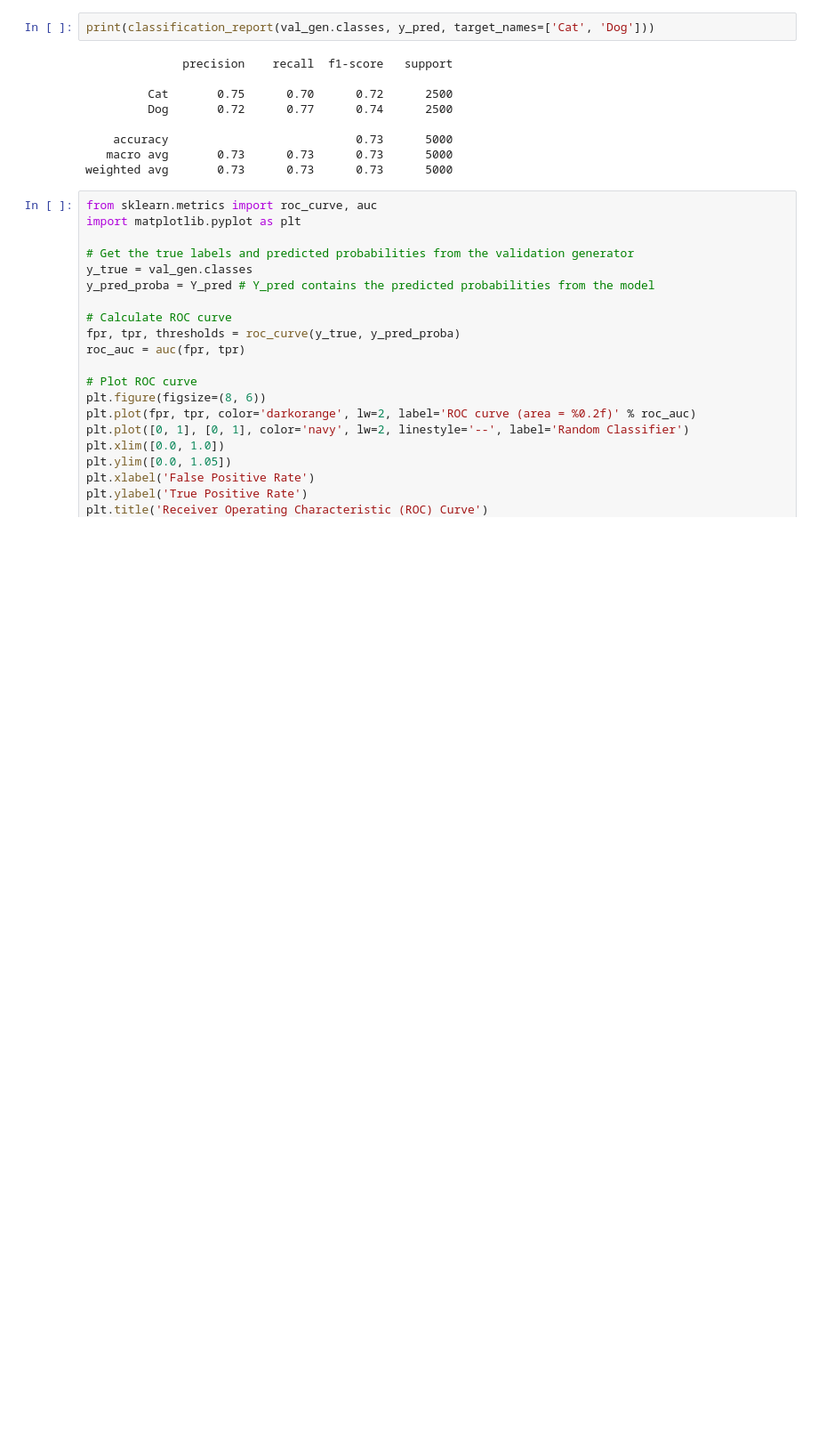
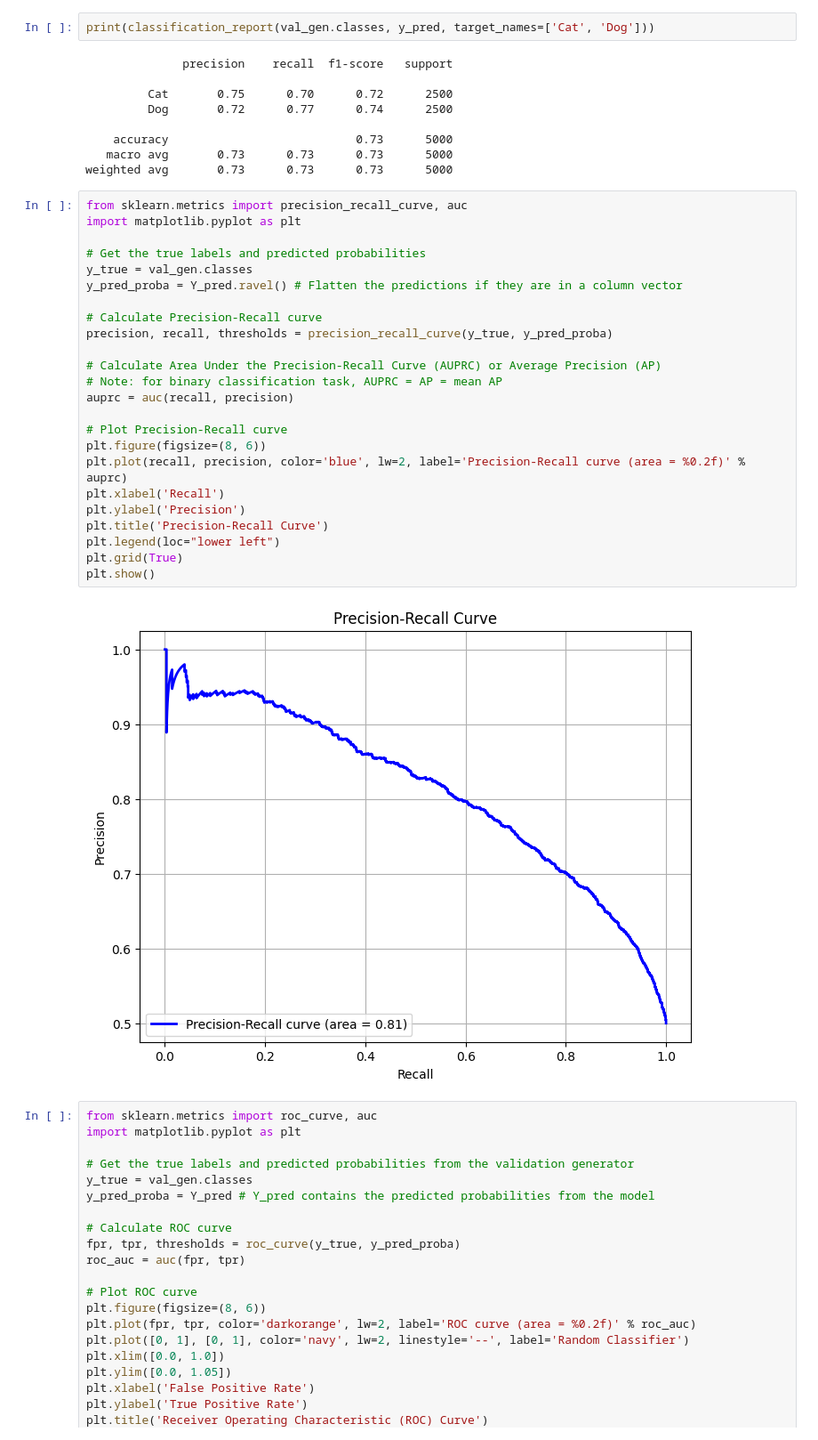
Before and after one commit to intanypurbasari/hello-world, a Jupyter notebook: Cats_and_Dogs.ipynb, the cells around one changed output. Shown at 89% size. Cells and saved outputs as stored; diff of their text form; blank space fills up the shorter version.

```diff
--- a/Cats_and_Dogs.ipynb
+++ b/Cats_and_Dogs.ipynb
@@ -184,6 +184,32 @@ print(classification_report(val_gen.classes, y_pred, target_names=['Cat', 'Dog']
     accuracy                           0.73      5000
    macro avg       0.73      0.73      0.73      5000
 weighted avg       0.73      0.73      0.73      5000
+# %%
+from sklearn.metrics import precision_recall_curve, auc
+import matplotlib.pyplot as plt
+
+# Get the true labels and predicted probabilities
+y_true = val_gen.classes
+y_pred_proba = Y_pred.ravel() # Flatten the predictions if they are in a column vector
+
+# Calculate Precision-Recall curve
+precision, recall, thresholds = precision_recall_curve(y_true, y_pred_proba)
+
+# Calculate Area Under the Precision-Recall Curve (AUPRC) or Average Precision (AP)
+# Note: for binary classification task, AUPRC = AP = mean AP
+auprc = auc(recall, precision)
+
+# Plot Precision-Recall curve
+plt.figure(figsize=(8, 6))
+plt.plot(recall, precision, color='blue', lw=2, label='Precision-Recall curve (area = %0.2f)' % auprc)
+plt.xlabel('Recall')
+plt.ylabel('Precision')
+plt.title('Precision-Recall Curve')
+plt.legend(loc="lower left")
+plt.grid(True)
+plt.show()
+# %% [output]
+[figure, added]
 # %%
 from sklearn.metrics import roc_curve, auc
 import matplotlib.pyplot as plt
```
